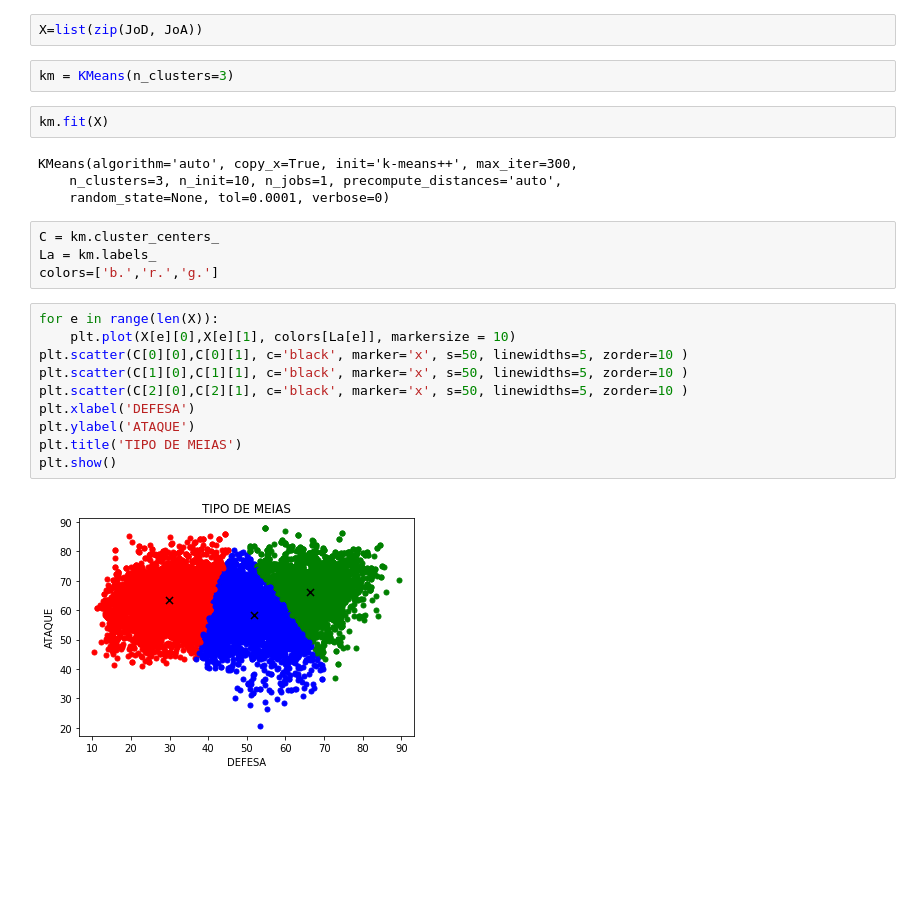
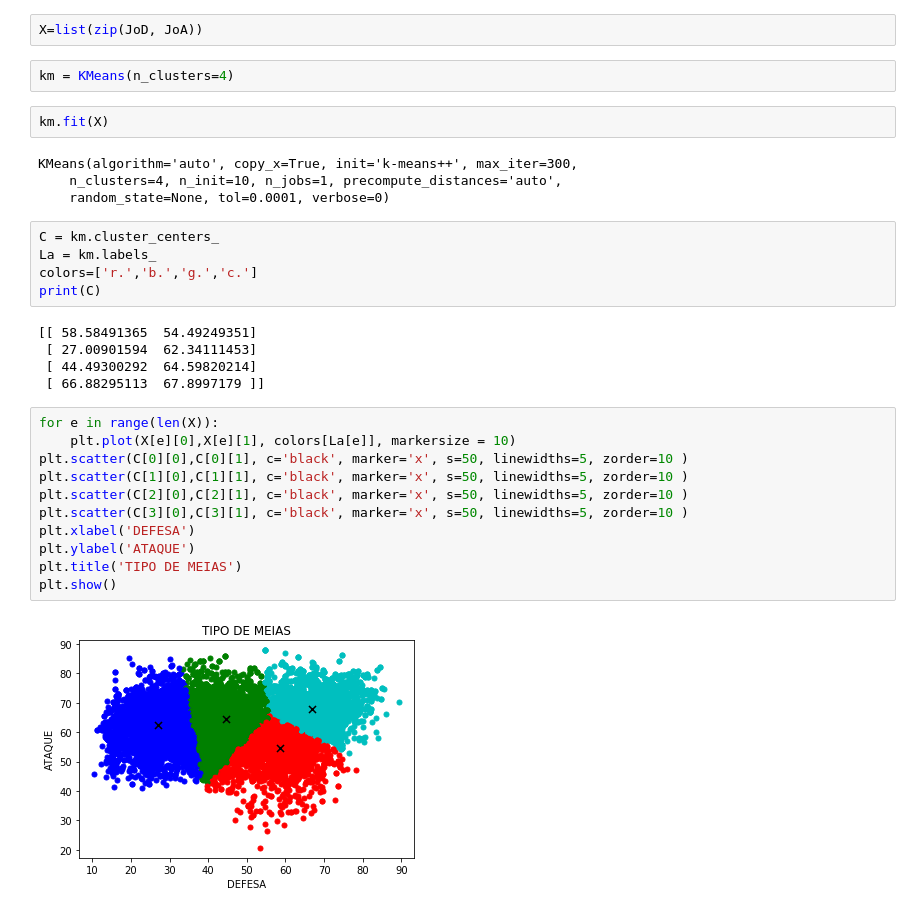
Before and after one commit to gabiuas/FIFA18, a Jupyter notebook: Fifa18.ipynb, the cells around one changed output. Saved outputs shown, nothing was run; the diff lists cells and outputs as text; blank space fills up the shorter version.

```diff
--- a/Fifa18.ipynb
+++ b/Fifa18.ipynb
@@ -134,26 +134,33 @@ from sklearn.cluster import KMeans
 # %%
 X=list(zip(JoD, JoA))
 # %%
-km = KMeans(n_clusters=3)
+km = KMeans(n_clusters=4)
 # %%
 km.fit(X)
 # %% [output]
 KMeans(algorithm='auto', copy_x=True, init='k-means++', max_iter=300,
-    n_clusters=3, n_init=10, n_jobs=1, precompute_distances='auto',
+    n_clusters=4, n_init=10, n_jobs=1, precompute_distances='auto',
     random_state=None, tol=0.0001, verbose=0)
 # %%
 C = km.cluster_centers_
 La = km.labels_
-colors=['b.','r.','g.']
+colors=['r.','b.','g.','c.']
+print(C)
+# %% [output]
+[[ 58.58491365  54.49249351]
+ [ 27.00901594  62.34111453]
+ [ 44.49300292  64.59820214]
+ [ 66.88295113  67.8997179 ]]
 # %%
 for e in range(len(X)):
     plt.plot(X[e][0],X[e][1], colors[La[e]], markersize = 10)
 plt.scatter(C[0][0],C[0][1], c='black', marker='x', s=50, linewidths=5, zorder=10 )
 plt.scatter(C[1][0],C[1][1], c='black', marker='x', s=50, linewidths=5, zorder=10 )
 plt.scatter(C[2][0],C[2][1], c='black', marker='x', s=50, linewidths=5, zorder=10 )
+plt.scatter(C[3][0],C[3][1], c='black', marker='x', s=50, linewidths=5, zorder=10 )
 plt.xlabel('DEFESA')
 plt.ylabel('ATAQUE')
 plt.title('TIPO DE MEIAS')
 plt.show()
 # %% [output]
-[figure, old version]
+[figure, new version]
```
